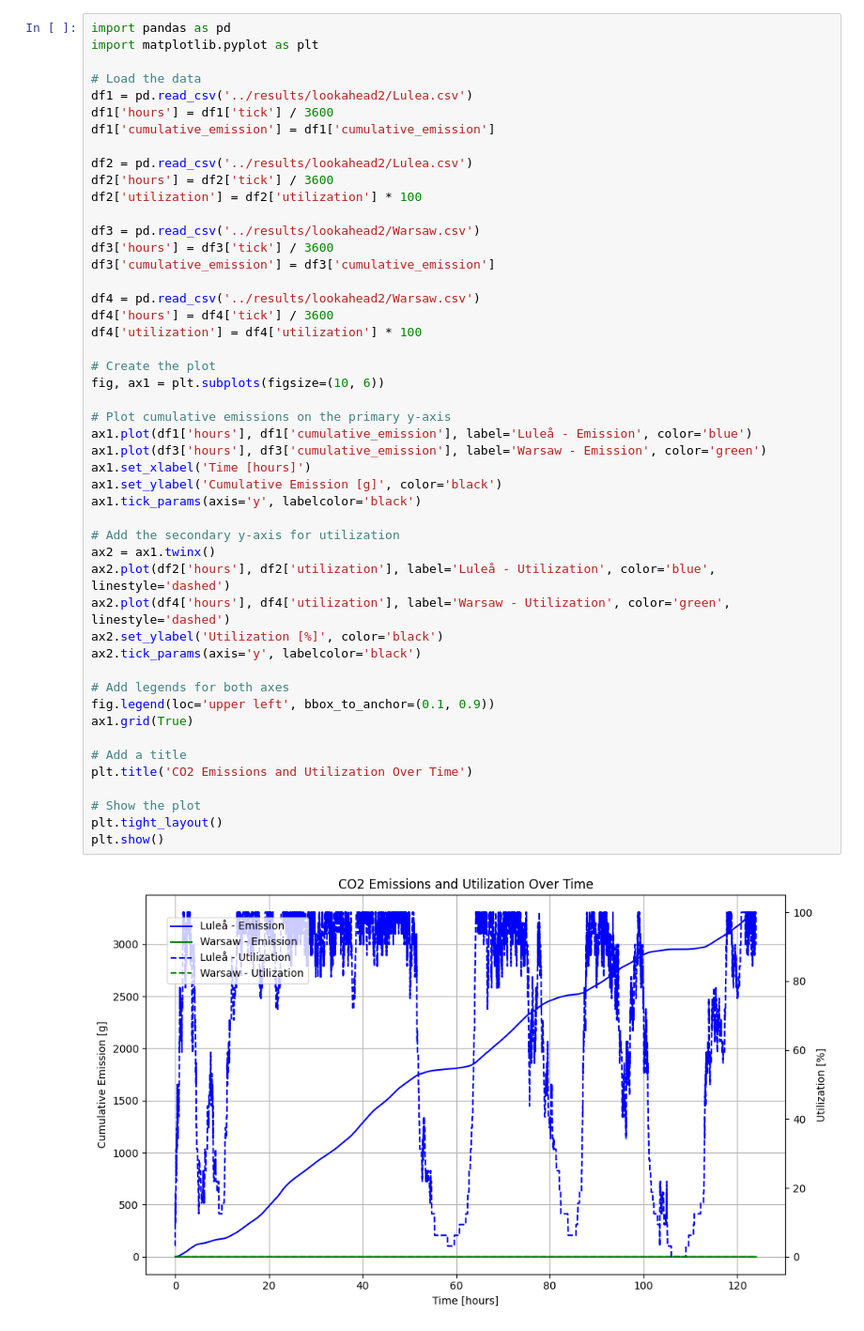
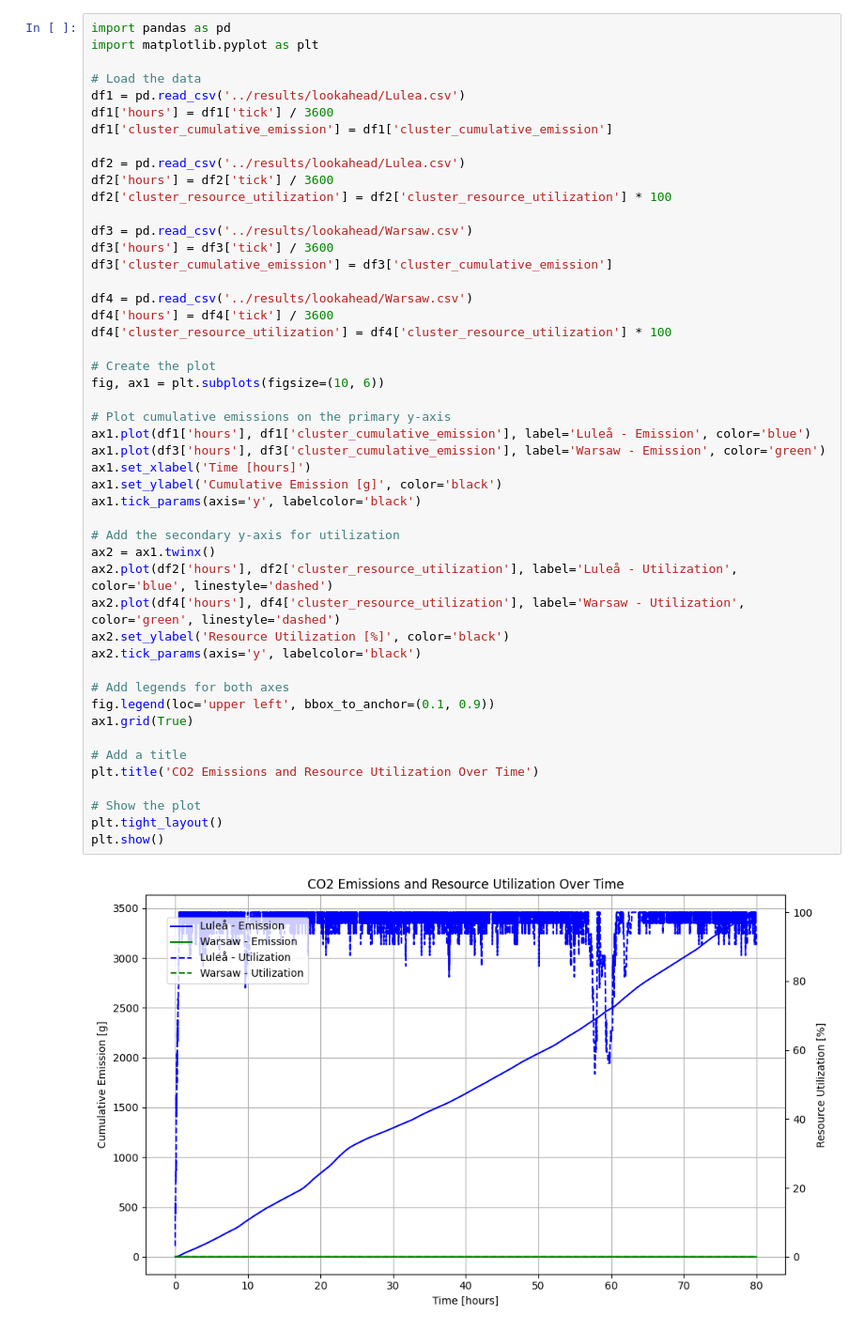
Before and after one commit to johankristianss/carbonsim, a Jupyter notebook: notebooks/EdgeClusterStatsLookahead.ipynb, the cells around one changed output. Shown at 94% size. Saved outputs shown, nothing was run; the diff lists cells and outputs as text.

```diff
--- a/notebooks/EdgeClusterStatsLookahead.ipynb
+++ b/notebooks/EdgeClusterStatsLookahead.ipynb
@@ -3,51 +3,51 @@ import pandas as pd
 import matplotlib.pyplot as plt
 
 # Load the data
-df1 = pd.read_csv('../results/lookahead2/Lulea.csv')
+df1 = pd.read_csv('../results/lookahead/Lulea.csv')
 df1['hours'] = df1['tick'] / 3600
-df1['cumulative_emission'] = df1['cumulative_emission']
+df1['cluster_cumulative_emission'] = df1['cluster_cumulative_emission']
 
-df2 = pd.read_csv('../results/lookahead2/Lulea.csv')
+df2 = pd.read_csv('../results/lookahead/Lulea.csv')
 df2['hours'] = df2['tick'] / 3600
-df2['utilization'] = df2['utilization'] * 100
+df2['cluster_resource_utilization'] = df2['cluster_resource_utilization'] * 100
 
-df3 = pd.read_csv('../results/lookahead2/Warsaw.csv')
+df3 = pd.read_csv('../results/lookahead/Warsaw.csv')
 df3['hours'] = df3['tick'] / 3600
-df3['cumulative_emission'] = df3['cumulative_emission']
+df3['cluster_cumulative_emission'] = df3['cluster_cumulative_emission']
 
-df4 = pd.read_csv('../results/lookahead2/Warsaw.csv')
+df4 = pd.read_csv('../results/lookahead/Warsaw.csv')
 df4['hours'] = df4['tick'] / 3600
-df4['utilization'] = df4['utilization'] * 100
+df4['cluster_resource_utilization'] = df4['cluster_resource_utilization'] * 100
 
 # Create the plot
 fig, ax1 = plt.subplots(figsize=(10, 6))
 
 # Plot cumulative emissions on the primary y-axis
-ax1.plot(df1['hours'], df1['cumulative_emission'], label='Luleå - Emission', color='blue')
-ax1.plot(df3['hours'], df3['cumulative_emission'], label='Warsaw - Emission', color='green')
+ax1.plot(df1['hours'], df1['cluster_cumulative_emission'], label='Luleå - Emission', color='blue')
+ax1.plot(df3['hours'], df3['cluster_cumulative_emission'], label='Warsaw - Emission', color='green')
 ax1.set_xlabel('Time [hours]')
 ax1.set_ylabel('Cumulative Emission [g]', color='black')
 ax1.tick_params(axis='y', labelcolor='black')
 
 # Add the secondary y-axis for utilization
 ax2 = ax1.twinx()
-ax2.plot(df2['hours'], df2['utilization'], label='Luleå - Utilization', color='blue', linestyle='dashed')
-ax2.plot(df4['hours'], df4['utilization'], label='Warsaw - Utilization', color='green', linestyle='dashed')
-ax2.set_ylabel('Utilization [%]', color='black')
+ax2.plot(df2['hours'], df2['cluster_resource_utilization'], label='Luleå - Utilization', color='blue', linestyle='dashed')
+ax2.plot(df4['hours'], df4['cluster_resource_utilization'], label='Warsaw - Utilization', color='green', linestyle='dashed')
+ax2.set_ylabel('Resource Utilization [%]', color='black')
 ax2.tick_params(axis='y', labelcolor='black')
 
 # Add legends for both axes
 fig.legend(loc='upper left', bbox_to_anchor=(0.1, 0.9))
 ax1.grid(True)
 
 # Add a title
-plt.title('CO2 Emissions and Utilization Over Time')
+plt.title('CO2 Emissions and Resource Utilization Over Time')
 
 # Show the plot
 plt.tight_layout()
 plt.show()
 # %% [output]
-[figure, old version]
+[figure, new version]
 # %%
 import pandas as pd
 import matplotlib.pyplot as plt
```
Also changed, not shown: parts of 3 cells of this notebook, 36 other files.
